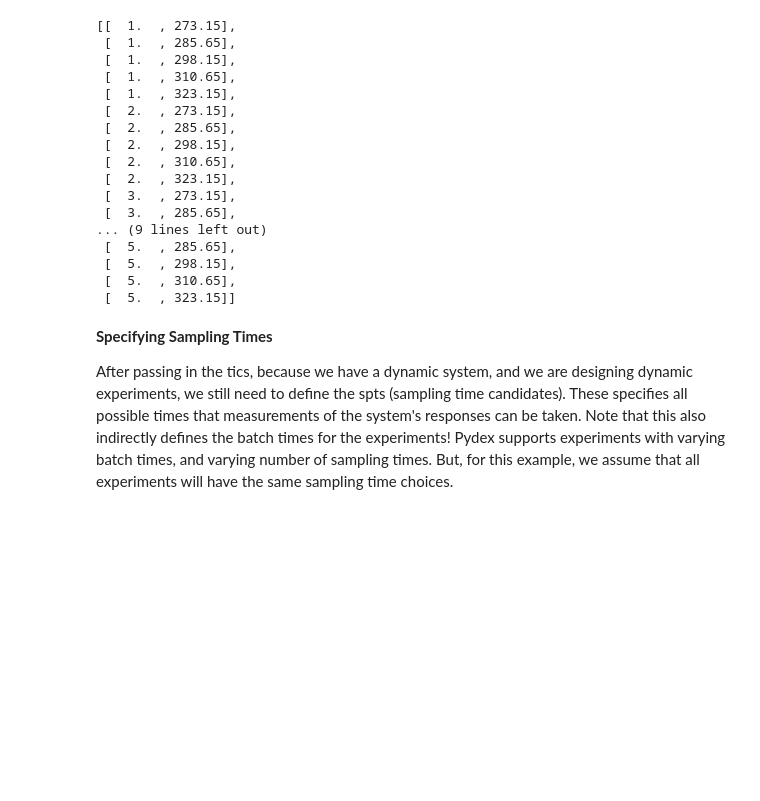
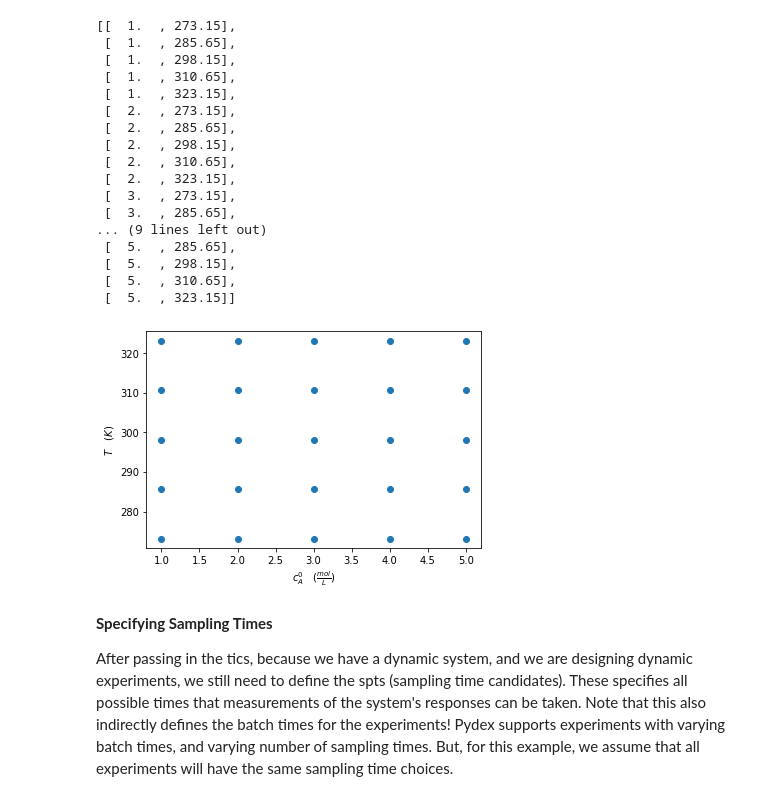
Before and after one commit to KennedyPutraKusumo/pydex, a Jupyter notebook: pydex_ode_model.ipynb, the cells around one changed output. Cells and saved outputs as stored; diff of their text form; code cells hidden in the pictures; blank space fills up the shorter version.

```diff
--- a/pydex_ode_model.ipynb
+++ b/pydex_ode_model.ipynb
@@ -210,6 +210,16 @@ print(np.array2string(tic, separator=", "))
  [  5.  , 298.15],
  [  5.  , 310.65],
  [  5.  , 323.15]]
+# %%
+plt.scatter(
+  tic[:, 0],
+  tic[:, 1],
+)
+plt.xlabel(r"$c_A^0 \quad (\frac{mol}{L})$")
+plt.ylabel("$T \quad (K)$")
+plt.show()
+# %% [output]
+[figure, added]
 # %% [markdown]
 **Specifying Sampling Times**
 
```
Also changed, not shown: parts of 13 cells of this notebook.
